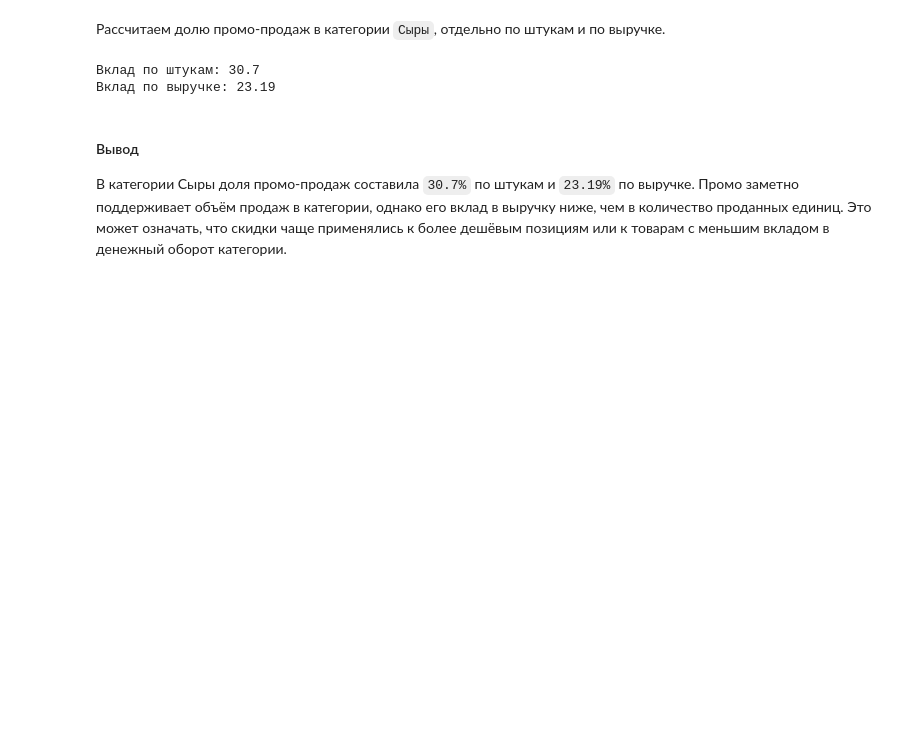
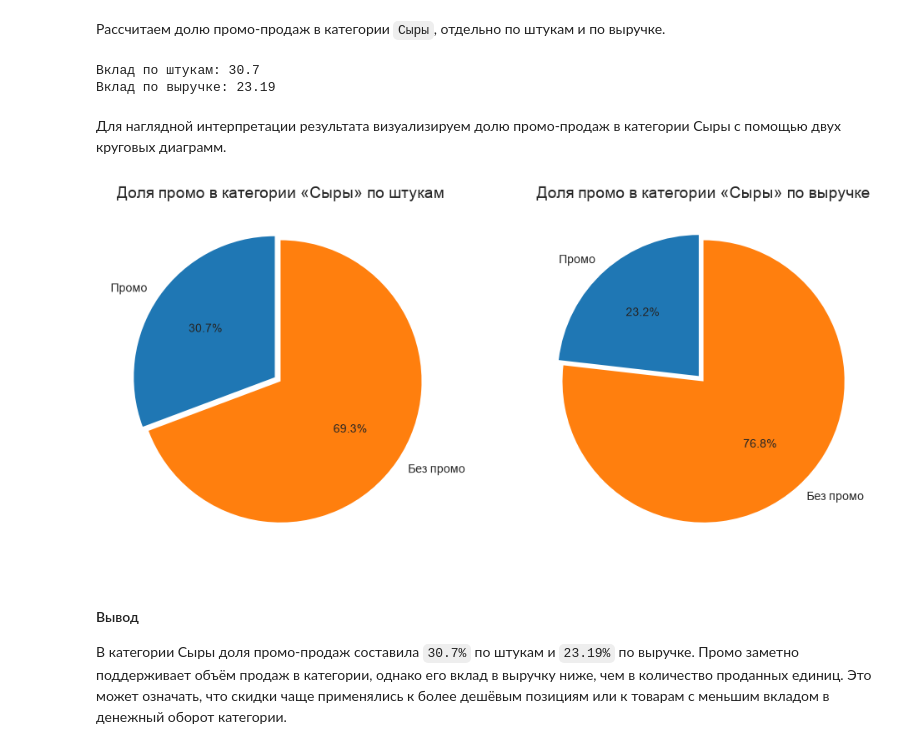
Before and after one commit to artkriukov/portfolio, a Jupyter notebook: grocery-category-analytics/grocery-category-analytics.ipynb, the cells around one changed output. Cells and saved outputs as stored; diff of their text form; code cells hidden in the pictures; blank space fills up the shorter version.

Commit message:
[grocery-category-analytics] add pie chart for share of promotional sales in the "Cheese" category

```diff
--- a/grocery-category-analytics/grocery-category-analytics.ipynb
+++ b/grocery-category-analytics/grocery-category-analytics.ipynb
@@ -336,4 +336,7 @@ promo_units = cheese_promo_items_df['quantity'].sum()
 promo_revenue = (cheese_promo_items_df['quantity'] * cheese_promo_items_df['price']).sum()
 # %% [markdown]
 Рассчитаем долю промо-продаж в категории `Сыры`, отдельно по штукам и по выручке.
+# %%
+promo_share_units_pct = (promo_units / total_units * 100).round(2)
+promo_share_revenue_pct = (promo_revenue / total_revenue * 100).round(2)
 # %%
@@ -342,6 +345,32 @@ print(f'Вклад по выручке: {(promo_revenue / total_revenue * 100).r
 # %% [output]
 Вклад по штукам: 30.7
 Вклад по выручке: 23.19
+# %% [markdown]
+Для наглядной интерпретации результата визуализируем долю промо-продаж в категории Сыры с помощью двух круговых диаграмм.
+# %%
+fig, axes = plt.subplots(1, 2, figsize=(12, 6))
+
+axes[0].pie(
+    [promo_share_units_pct, 100 - promo_share_units_pct],
+    labels=['Промо', 'Без промо'],
+    autopct='%1.1f%%',
+    startangle=90,
+    explode=(0.05, 0)
+)
+axes[0].set_title('Доля промо в категории «Сыры» по штукам')
+
+axes[1].pie(
+    [promo_share_revenue_pct, 100 - promo_share_revenue_pct],
+    labels=['Промо', 'Без промо'],
+    autopct='%1.1f%%',
+    startangle=90,
+    explode=(0.05, 0)
+)
+axes[1].set_title('Доля промо в категории «Сыры» по выручке')
+
+plt.show()
+# %% [output]
+[figure, added]
 # %% [markdown]
 #### Вывод
 В категории Сыры доля промо-продаж составила `30.7%` по штукам и `23.19%` по выручке. Промо заметно поддерживает объём продаж в категории, однако его вклад в выручку ниже, чем в количество проданных единиц. Это может означать, что скидки чаще применялись к более дешёвым позициям или к товарам с меньшим вкладом в денежный оборот категории.
```
Also changed, not shown: parts of 1 cell of this notebook.
